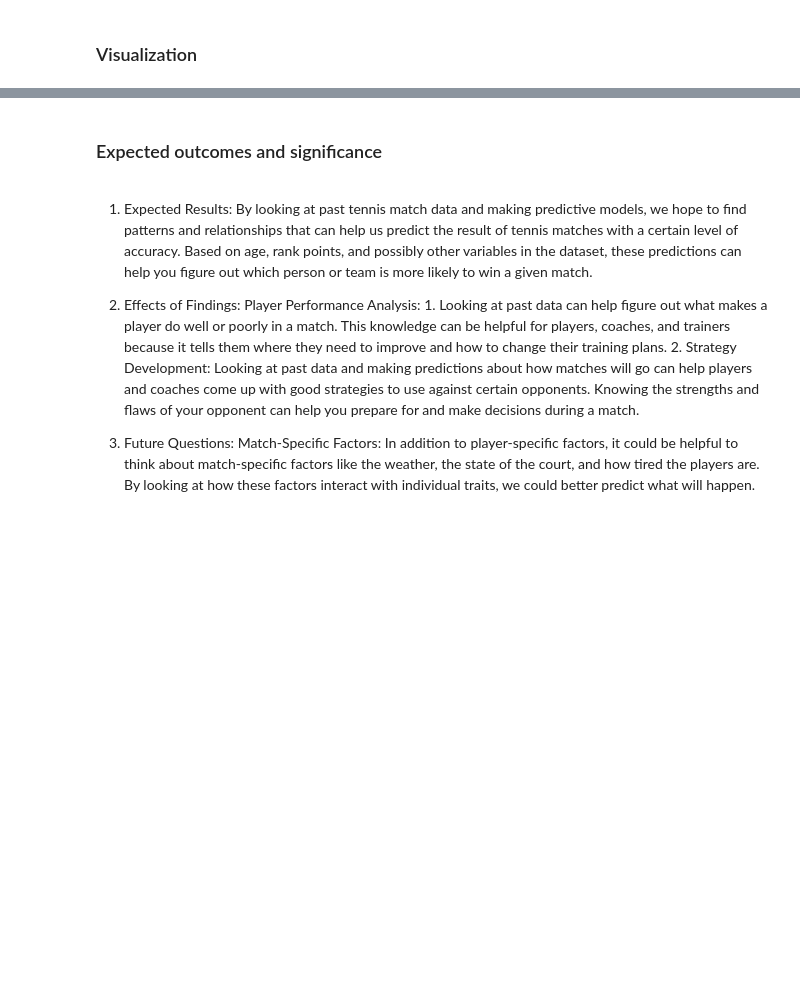
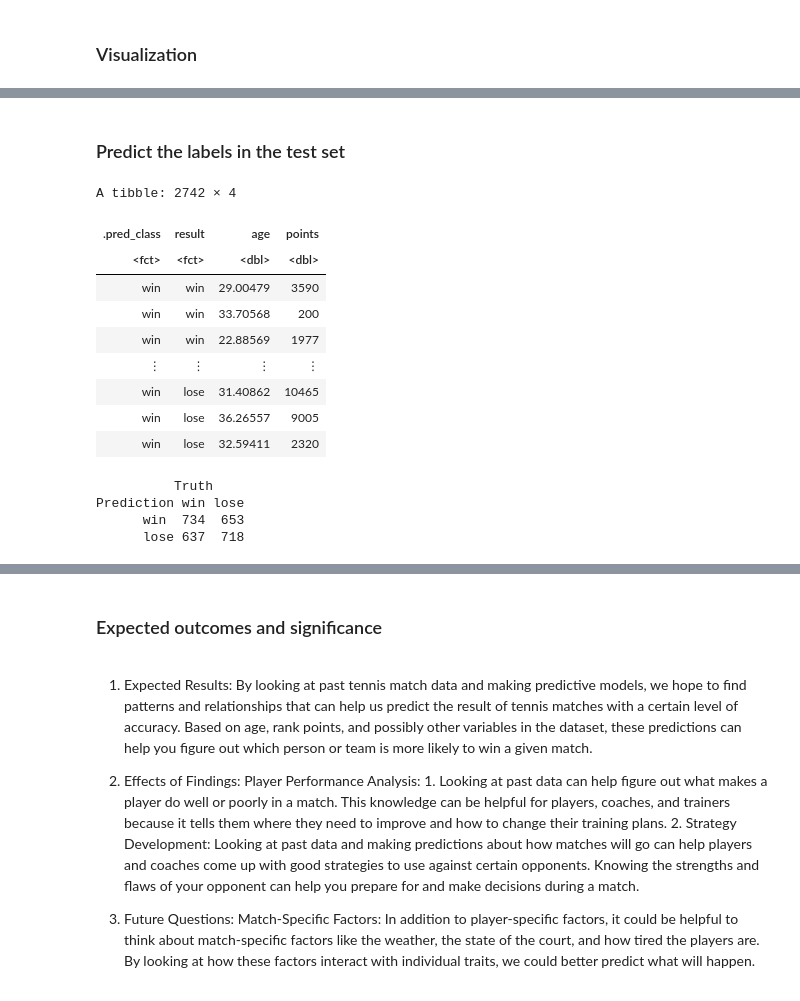
Before and after one commit to JianyiC/group54_work, a Jupyter notebook: proposal.ipynb, the cells around one changed output, grey strips where cells are left out. Saved outputs shown, nothing was run; the diff lists cells and outputs as text; code cells hidden in the pictures; blank space fills up the shorter version.

```diff
--- a/proposal.ipynb
+++ b/proposal.ipynb
@@ -227,0 +216,4 @@ Warning message:
+# %%
+result_recipe <- recipe(result ~ age + points, data = result_train) |>
+    step_scale(all_predictors()) |>
+    step_center(all_predictors())
@@ -227,0 +222,11 @@ Warning message:
+# %%
+result_spec <- nearest_neighbor(weight_func = "rectangular", neighbors = 5) |>
+  set_engine("kknn") |>
+  set_mode("classification")
+
+result_fit <- workflow() |>
+  add_recipe(result_recipe) |>
+  add_model(result_spec) |>
+  fit(data = result_train)
+
+result_fit
@@ -227,0 +253,29 @@ Warning message:
+# %% [markdown]
+### Predict the labels in the test set
+# %%
+result_test_predictions <- predict(result_fit, result_test) |>
+  bind_cols(result_test)
+
+result_test_predictions
+# %% [output]
+A tibble: 2742 × 4
+| .pred_class | result | age | points |
+| <fct> | <fct> | <dbl> | <dbl> |
+| win | win | 29.00479 | 3590 |
+| win | win | 33.70568 | 200 |
+| win | win | 22.88569 | 1977 |
+| ⋮ | ⋮ | ⋮ | ⋮ |
+| win | lose | 31.40862 | 10465 |
+| win | lose | 36.26557 | 9005 |
+| win | lose | 32.59411 | 2320 |
+# %%
+library(tidyverse)
+library(tidymodels)
+confusion <- result_test_predictions |>
+             conf_mat(truth = result, estimate = .pred_class)
+confusion
+# %% [output]
+          Truth
+Prediction win lose
+      win  734  653
+      lose 637  718
```
Also changed, not shown: parts of 9 cells of this notebook.
